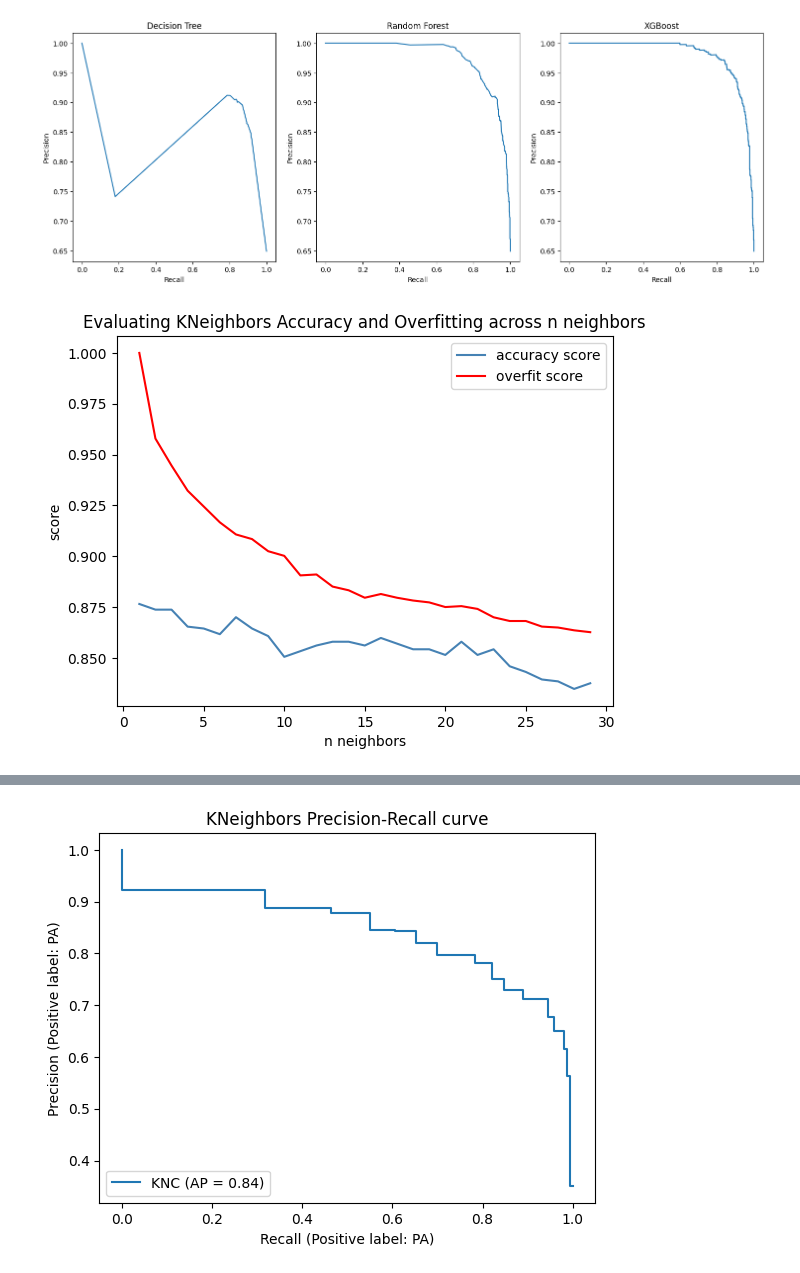
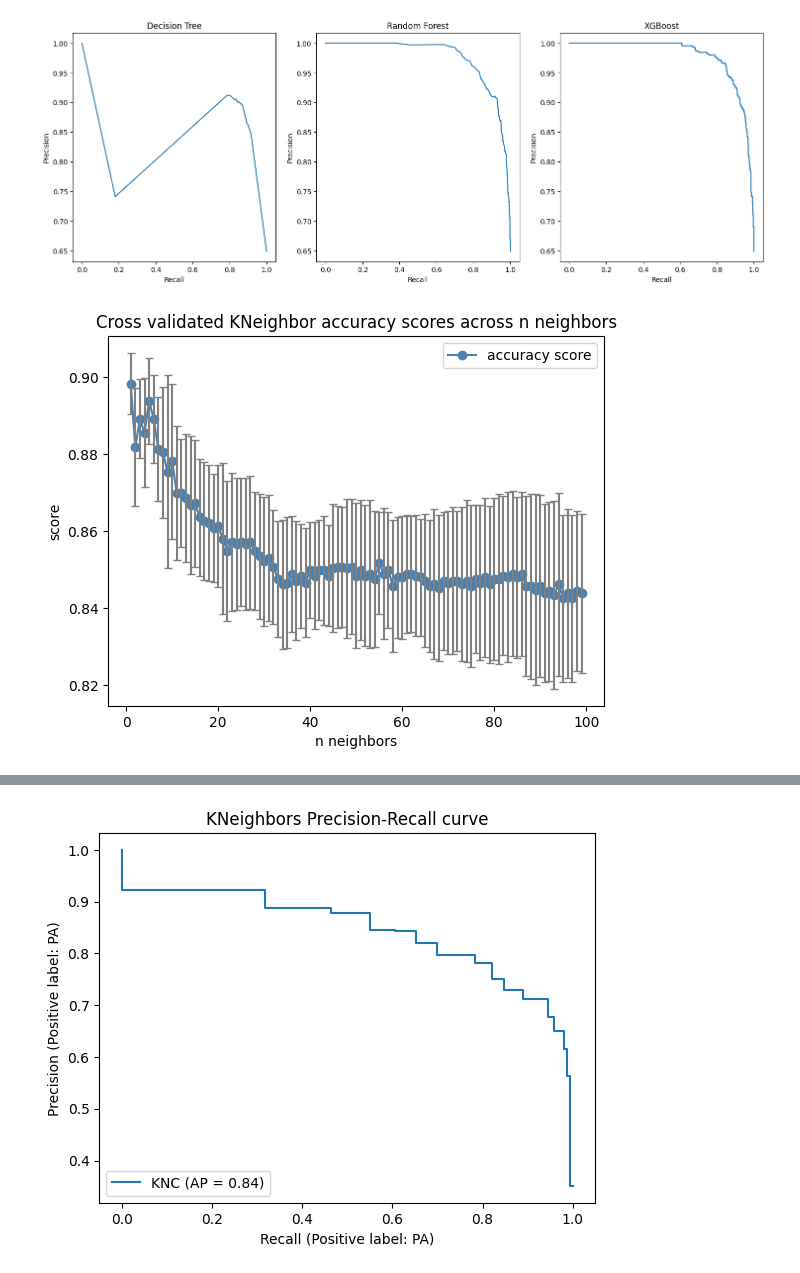
Before and after one commit to ajlukasiewicz/Team_9_MacLearn, a Jupyter notebook: Prediction_of_plant_associated_bacteria.ipynb, the cells around one changed output, grey strips where cells are left out. Drawn from its saved outputs; the diff is of its cells as text; code cells hidden in the pictures.

Commit message:
updated KN cross-val, added plots

```diff
--- a/Prediction_of_plant_associated_bacteria.ipynb
+++ b/Prediction_of_plant_associated_bacteria.ipynb
@@ -309,38 +345,17 @@ plt.show()
 # %%
-#AL
-#train and evaluate KNeighbors Classification
-#list of feature k to try
-neighbors = range(1,30)
-accuracy = {"n": [], "accuracy": [], "overfit": []}
-
-for n in neighbors:
-    #fit
-    KNC = KNeighborsClassifier(n_neighbors = n)
-    KNC.fit(X_train, y_train)
-
-    # select the same features on the test set, predict, and get the test accuracy:
-    y_pred = KNC.predict(X_test)
-
-    #log accuracy
-    accuracy['n'].append(n)
-    accuracy['accuracy'].append(metrics.accuracy_score(y_test, y_pred))
-    accuracy['overfit'].append(KNC.score(X_train, y_train))
-
-accuracy_dataframe = pd.DataFrame.from_dict(accuracy)
-
-#plot
-plt.plot(accuracy_dataframe['n'], accuracy_dataframe['accuracy'], label='accuracy score', color = 'steelblue')
-plt.plot(accuracy_dataframe['n'], accuracy_dataframe['overfit'], label='overfit score', color = 'red')
+#plot dataframe
+plt.plot(accuracy_dataframe['n'], accuracy_dataframe['accuracy'],'o-', label='accuracy score', color = 'steelblue')
+plt.errorbar(accuracy_dataframe['n'], accuracy_dataframe['accuracy'], yerr=accuracy_dataframe['std'], fmt='none', color='gray', capsize=3)
 
 # add a title and labels to the plot
 plt.xlabel('n neighbors')
 plt.ylabel('score')
-plt.title('Evaluating KNeighbors Accuracy and Overfitting across n neighbors')
+plt.title('Cross validated KNeighbor accuracy scores across n neighbors')
 
 # add a legend to the plot
 plt.legend()
 
 # display the plot
 plt.show()
 # %% [output]
-[figure, old version]
+[figure, new version]
```
Also changed, not shown: parts of 10 cells of this notebook.
